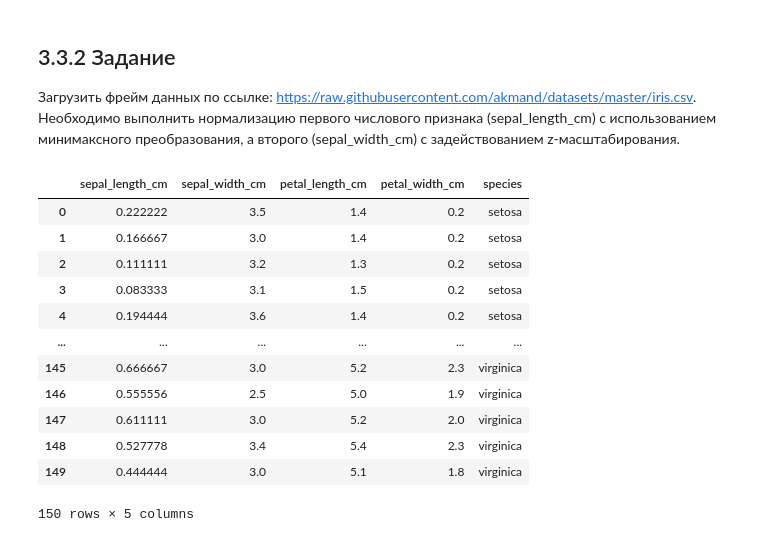
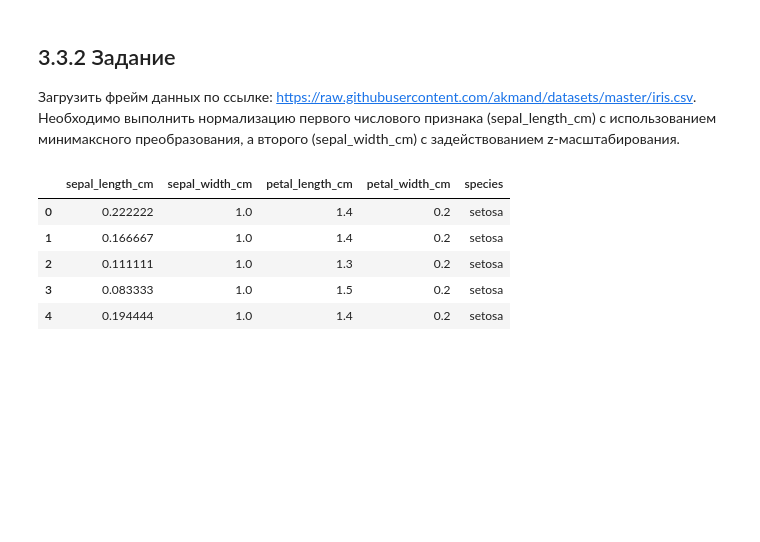
Before and after one commit to vanneall/AI, a Jupyter notebook: WorkBook2.ipynb, the cells around one changed output. Saved outputs shown, nothing was run; the diff lists cells and outputs as text; code cells hidden in the pictures; blank space fills up the shorter version.

```diff
--- a/WorkBook2.ipynb
+++ b/WorkBook2.ipynb
@@ -443,23 +443,19 @@ https://raw.githubusercontent.com/akmand/datasets/master/iris.csv.
 (sepal_length_cm) с использованием минимаксного преобразования, а
 второго (sepal_width_cm) с задействованием z-масштабирования.
 # %%
+from sklearn import preprocessing
 from sklearn.preprocessing import MinMaxScaler
+import pandas as pd
 
 scaler = MinMaxScaler()
-dframe = pandas.read_csv('https://raw.githubusercontent.com/akmand/datasets/master/iris.csv')
+dframe = pd.read_csv('https://raw.githubusercontent.com/akmand/datasets/master/iris.csv')
 dframe[['sepal_length_cm']] = scaler.fit_transform(dframe[['sepal_length_cm']])
-dframe
+dframe[['sepal_width_cm']] = preprocessing.normalize(dframe[['sepal_width_cm']])
+dframe.head(5)
 # %% [output]
 |  | sepal_length_cm | sepal_width_cm | petal_length_cm | petal_width_cm | species |
-| 0 | 0.222222 | 3.5 | 1.4 | 0.2 | setosa |
-| 1 | 0.166667 | 3.0 | 1.4 | 0.2 | setosa |
-| 2 | 0.111111 | 3.2 | 1.3 | 0.2 | setosa |
-| 3 | 0.083333 | 3.1 | 1.5 | 0.2 | setosa |
-| 4 | 0.194444 | 3.6 | 1.4 | 0.2 | setosa |
-| ... | ... | ... | ... | ... | ... |
-| 145 | 0.666667 | 3.0 | 5.2 | 2.3 | virginica |
-| 146 | 0.555556 | 2.5 | 5.0 | 1.9 | virginica |
-| 147 | 0.611111 | 3.0 | 5.2 | 2.0 | virginica |
-| 148 | 0.527778 | 3.4 | 5.4 | 2.3 | virginica |
-| 149 | 0.444444 | 3.0 | 5.1 | 1.8 | virginica |
+| 0 | 0.222222 | 1.0 | 1.4 | 0.2 | setosa |
+| 1 | 0.166667 | 1.0 | 1.4 | 0.2 | setosa |
+| 2 | 0.111111 | 1.0 | 1.3 | 0.2 | setosa |
+| 3 | 0.083333 | 1.0 | 1.5 | 0.2 | setosa |
+| 4 | 0.194444 | 1.0 | 1.4 | 0.2 | setosa |
-150 rows × 5 columns
```
